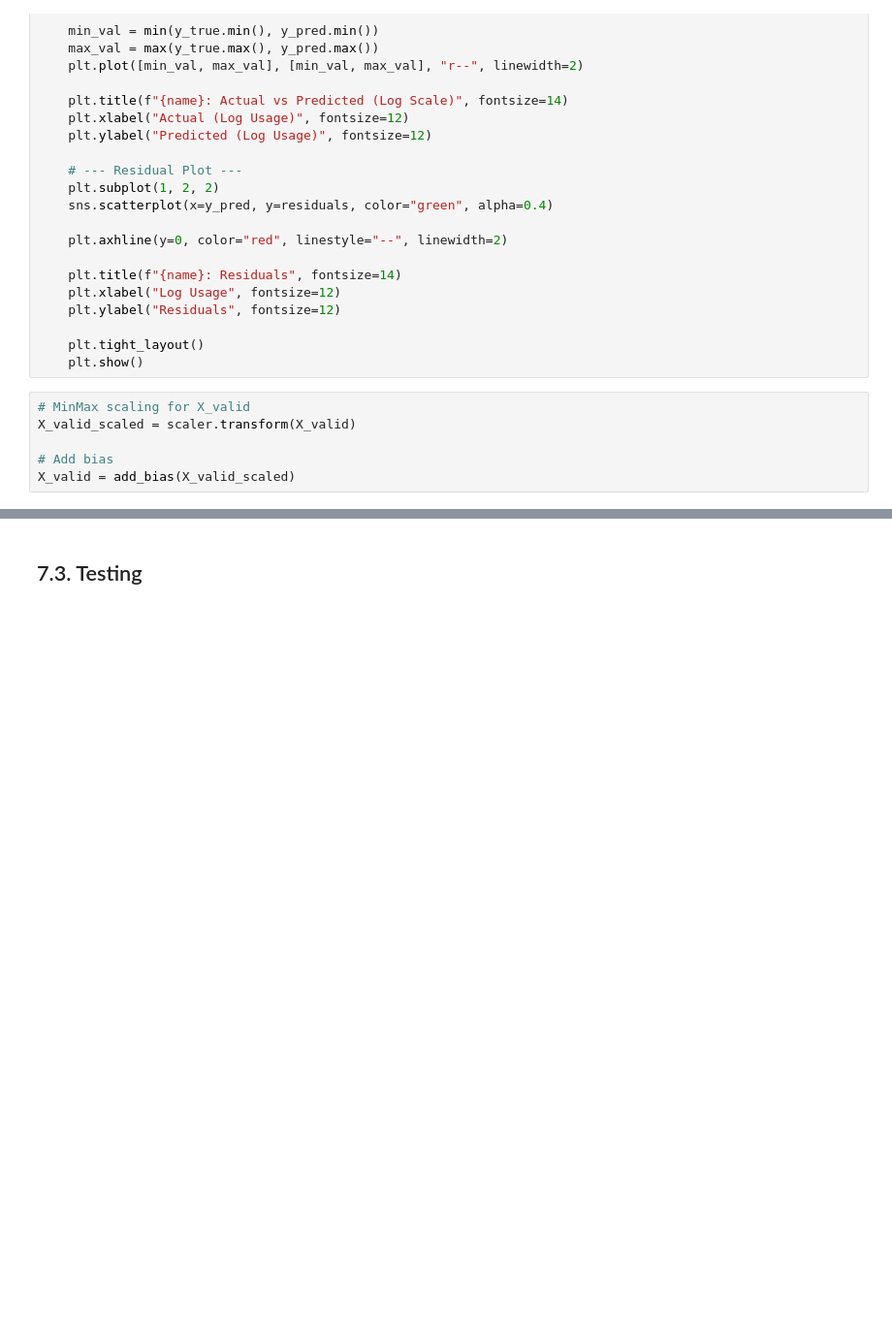
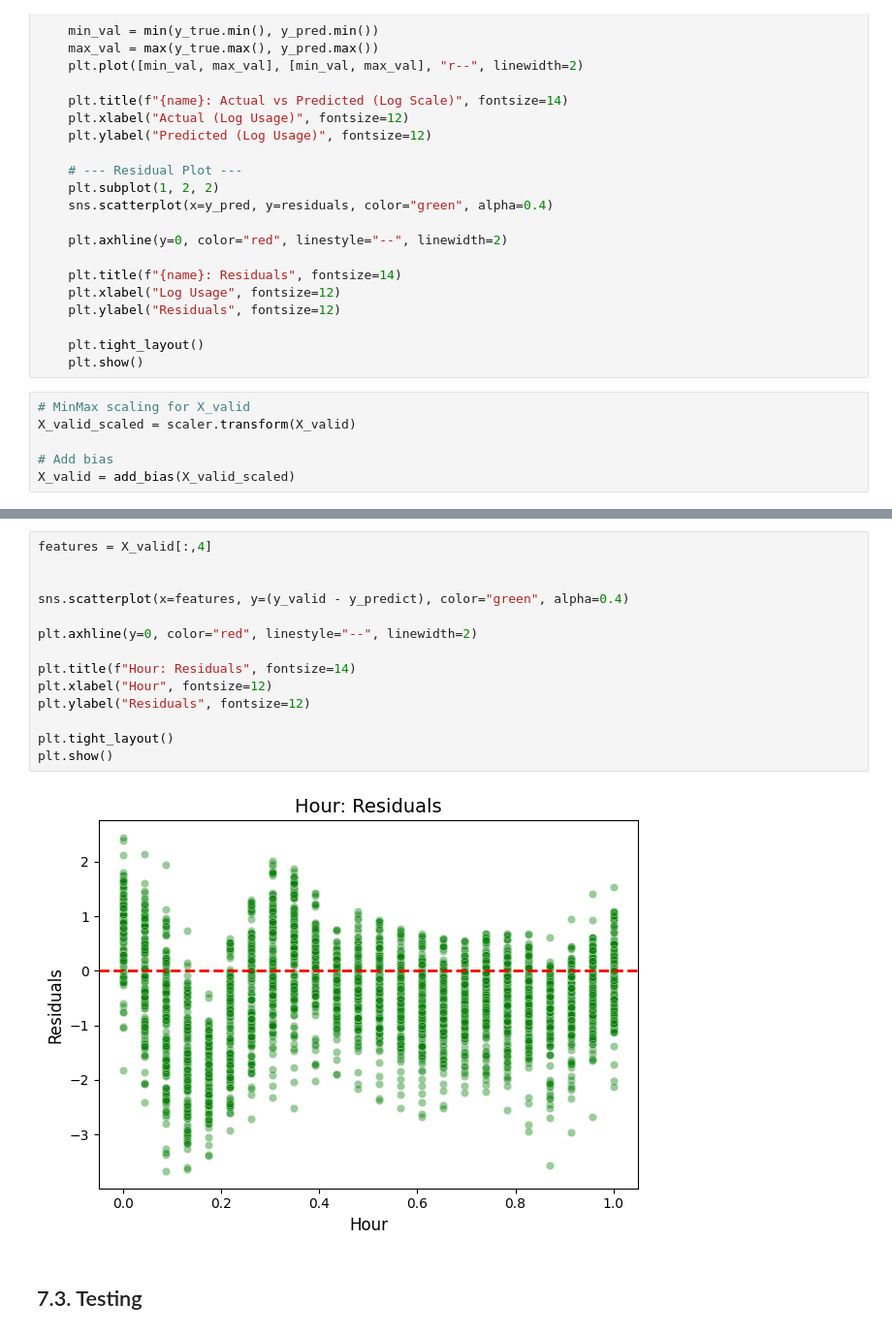
Before and after one commit to QuachGHuy/bike-sharing-demand-forecast, a Jupyter notebook: notebook/experiment.ipynb, the cells around one changed output, grey strips where cells are left out. Shown at 97% size. Cells and saved outputs as stored; diff of their text form; blank space fills up the shorter version.

```diff
--- a/notebook/experiment.ipynb
+++ b/notebook/experiment.ipynb
@@ -652,3 +710,19 @@ plot_diagnostics(y_valid, y_predict, "validation")
+# %%
+features = X_valid[:,4]
+
+
+sns.scatterplot(x=features, y=(y_valid - y_predict), color="green", alpha=0.4)
+
+plt.axhline(y=0, color="red", linestyle="--", linewidth=2)
+
+plt.title(f"Hour: Residuals", fontsize=14)
+plt.xlabel("Hour", fontsize=12)
+plt.ylabel("Residuals", fontsize=12)
+
+plt.tight_layout()
+plt.show()
+# %% [output]
+[figure, added]
 # %% [markdown]
 ## 7.3. Testing
 # %%
```
Also changed, not shown: parts of 17 cells of this notebook.
